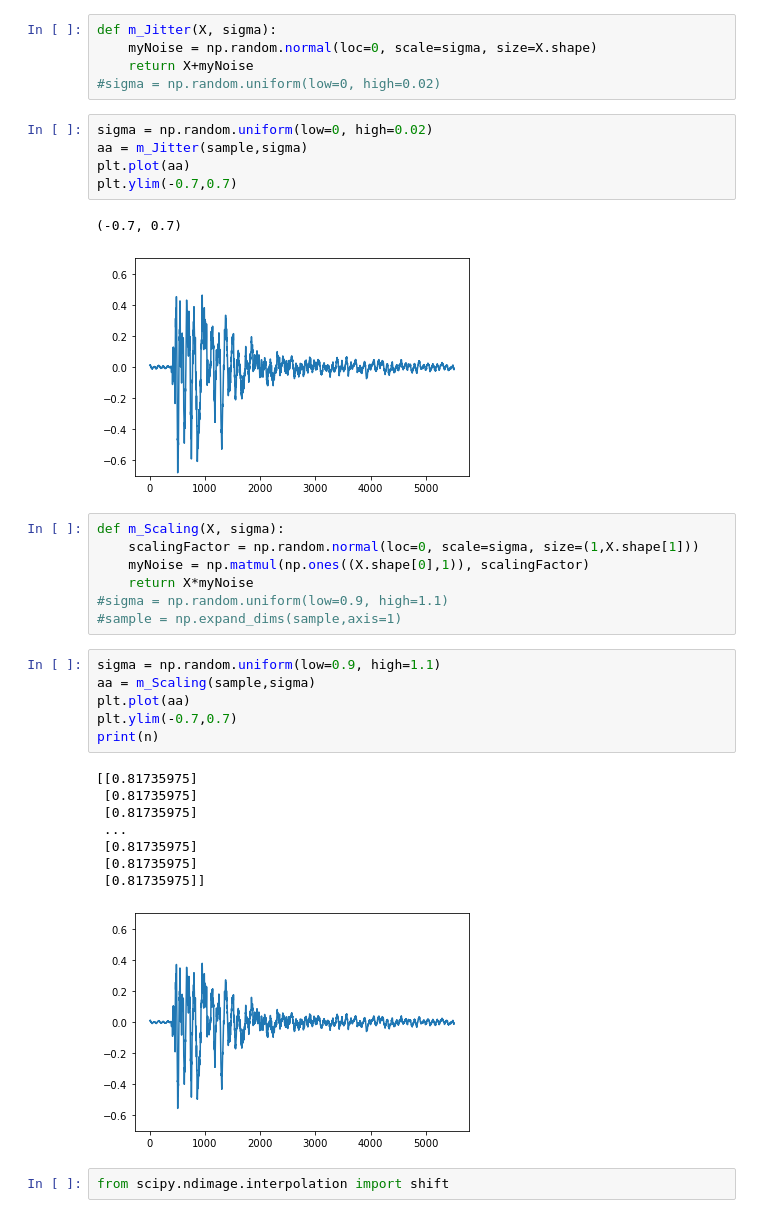
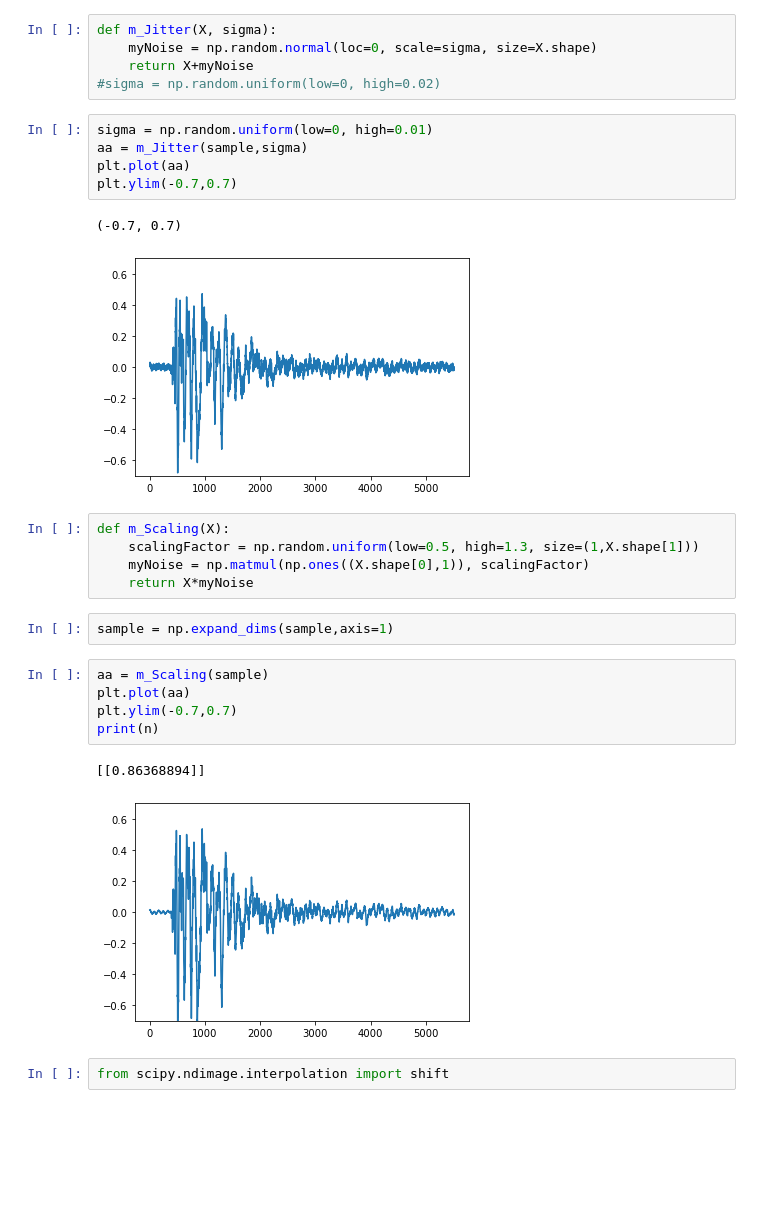
Before and after one commit to SoobumKim/Signal_Processing, a Jupyter notebook: Signal Visulization.ipynb, the cells around one changed output. Cells and saved outputs as stored; diff of their text form; blank space fills up the shorter version.

Commit message:
Various visualization method

```diff
--- a/Signal Visulization.ipynb
+++ b/Signal Visulization.ipynb
@@ -224,35 +224,28 @@ def m_Jitter(X, sigma):
     return X+myNoise
 #sigma = np.random.uniform(low=0, high=0.02)
 # %%
-sigma = np.random.uniform(low=0, high=0.02)
+sigma = np.random.uniform(low=0, high=0.01)
 aa = m_Jitter(sample,sigma)
 plt.plot(aa)
 plt.ylim(-0.7,0.7)
 # %% [output]
 (-0.7, 0.7)
-[figure, old version]
+[figure, new version]
 # %%
-def m_Scaling(X, sigma):
-    scalingFactor = np.random.normal(loc=0, scale=sigma, size=(1,X.shape[1]))
+def m_Scaling(X):
+    scalingFactor = np.random.uniform(low=0.5, high=1.3, size=(1,X.shape[1]))
     myNoise = np.matmul(np.ones((X.shape[0],1)), scalingFactor)
     return X*myNoise
-#sigma = np.random.uniform(low=0.9, high=1.1)
-#sample = np.expand_dims(sample,axis=1)
+# %%
+sample = np.expand_dims(sample,axis=1)
 # %%
-sigma = np.random.uniform(low=0.9, high=1.1)
-aa = m_Scaling(sample,sigma)
+aa = m_Scaling(sample)
 plt.plot(aa)
 plt.ylim(-0.7,0.7)
 print(n)
 # %% [output]
-[[0.81735975]
- [0.81735975]
- [0.81735975]
- ...
- [0.81735975]
- [0.81735975]
- [0.81735975]]
+[[0.86368894]]
-[figure, old version]
+[figure, new version]
 # %%
 from scipy.ndimage.interpolation import shift
 # %%
```
Also changed, not shown: parts of 1 cell of this notebook.
